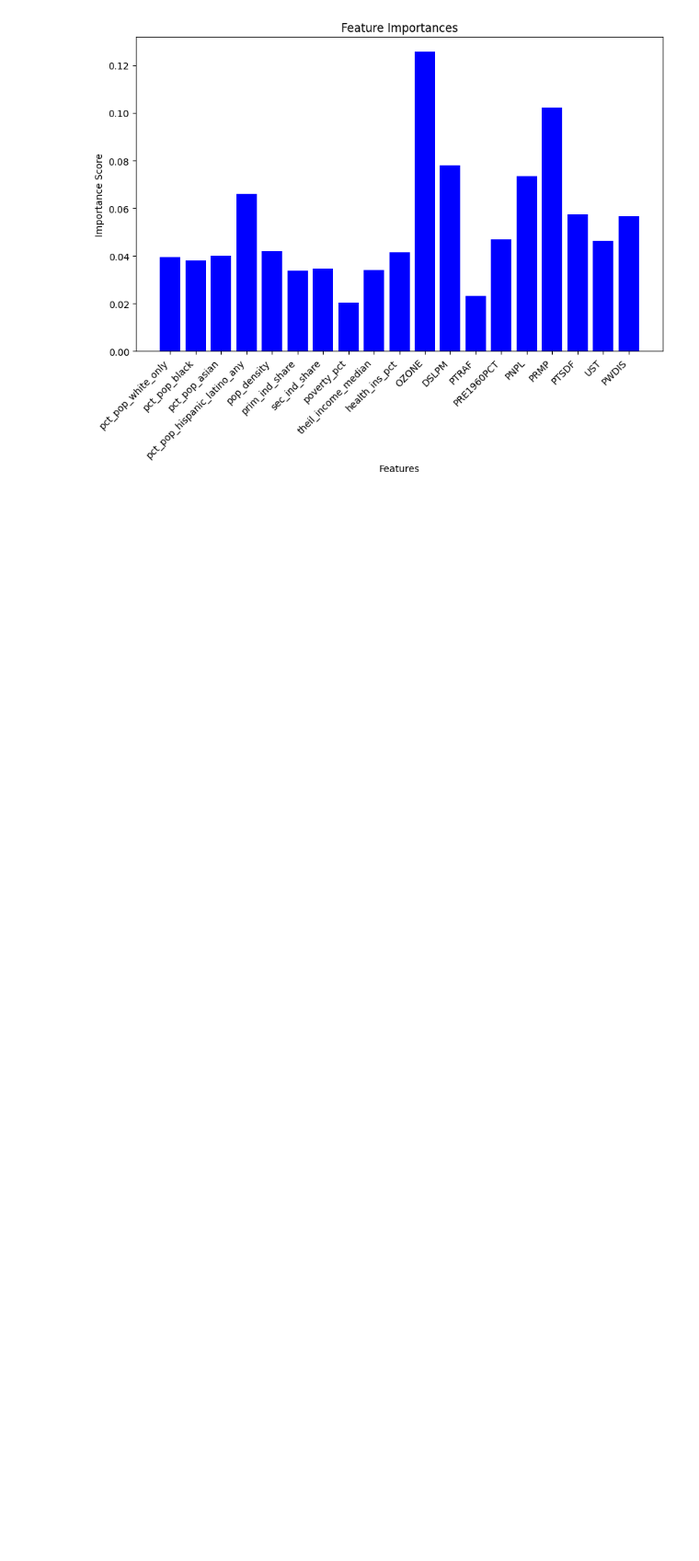
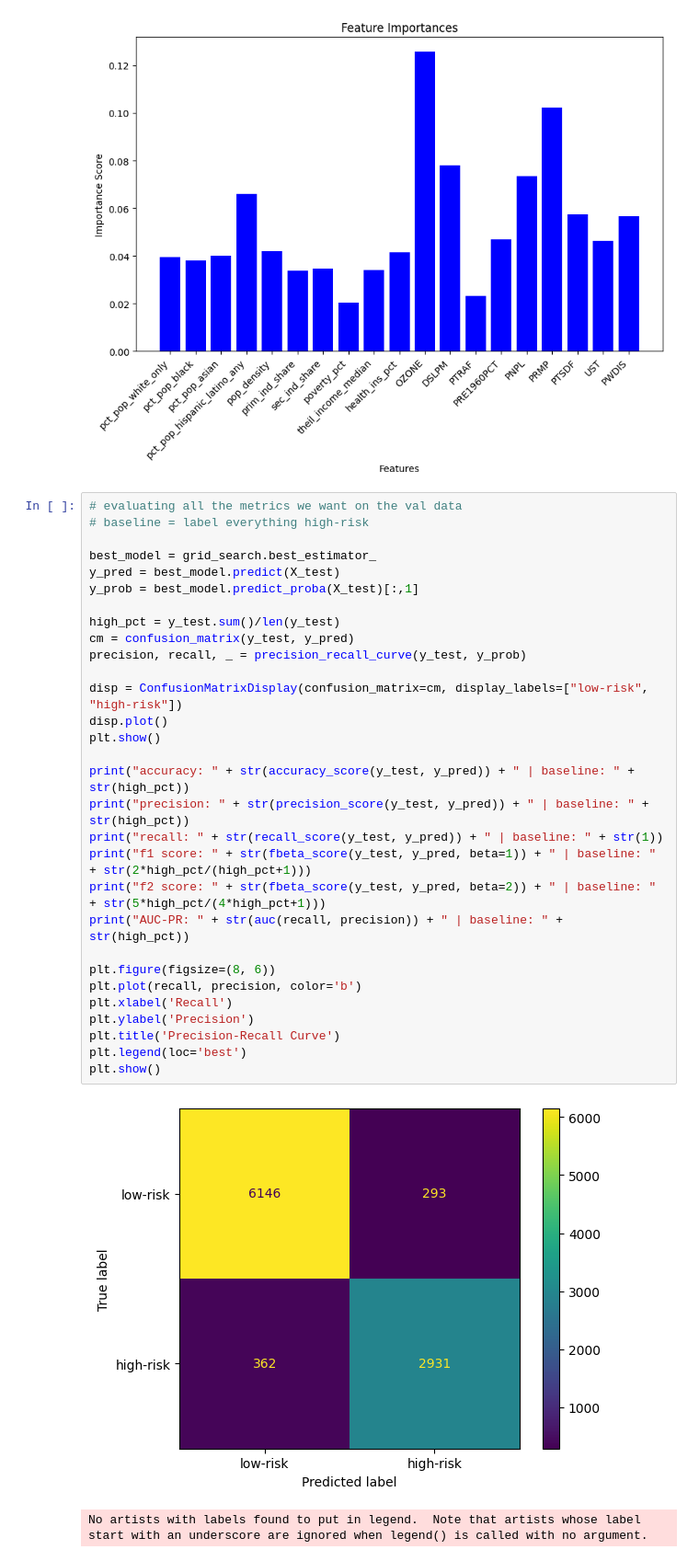
Before and after one commit to braeden-reinoso/Air-Toxin-Risk-in-Marginalized-Communities, a Jupyter notebook: Models/XGBoost/xgboost.ipynb, the cells around one changed output. Shown at 92% size. Saved outputs shown, nothing was run; the diff lists cells and outputs as text; blank space fills up the shorter version.

Commit message:
added test data eval for full xgboost

```diff
--- a/Models/XGBoost/xgboost.ipynb
+++ b/Models/XGBoost/xgboost.ipynb
@@ -421,3 +422,36 @@ plt.xticks(rotation=45, ha='right')
 plt.show()
 # %% [output]
 [figure]
+# %%
+# evaluating all the metrics we want on the val data
+# baseline = label everything high-risk
+
+best_model = grid_search.best_estimator_
+y_pred = best_model.predict(X_test)
+y_prob = best_model.predict_proba(X_test)[:,1]
+
+high_pct = y_test.sum()/len(y_test)
+cm = confusion_matrix(y_test, y_pred)
+precision, recall, _ = precision_recall_curve(y_test, y_prob)
+
+disp = ConfusionMatrixDisplay(confusion_matrix=cm, display_labels=["low-risk", "high-risk"])
+disp.plot()
+plt.show()
+
+print("accuracy: " + str(accuracy_score(y_test, y_pred)) + " | baseline: " + str(high_pct))
+print("precision: " + str(precision_score(y_test, y_pred)) + " | baseline: " + str(high_pct))
+print("recall: " + str(recall_score(y_test, y_pred)) + " | baseline: " + str(1))
+print("f1 score: " + str(fbeta_score(y_test, y_pred, beta=1)) + " | baseline: " + str(2*high_pct/(high_pct+1)))
+print("f2 score: " + str(fbeta_score(y_test, y_pred, beta=2)) + " | baseline: " + str(5*high_pct/(4*high_pct+1)))
+print("AUC-PR: " + str(auc(recall, precision)) + " | baseline: " + str(high_pct))
+
+plt.figure(figsize=(8, 6))
+plt.plot(recall, precision, color='b')
+plt.xlabel('Recall')
+plt.ylabel('Precision')
+plt.title('Precision-Recall Curve')
+plt.legend(loc='best')
+plt.show()
+# %% [output]
+[figure, added]
+No artists with labels found to put in legend.  Note that artists whose label start with an underscore are ignored when legend() is called with no argument.
```
Also changed, not shown: parts of 2 cells of this notebook.
